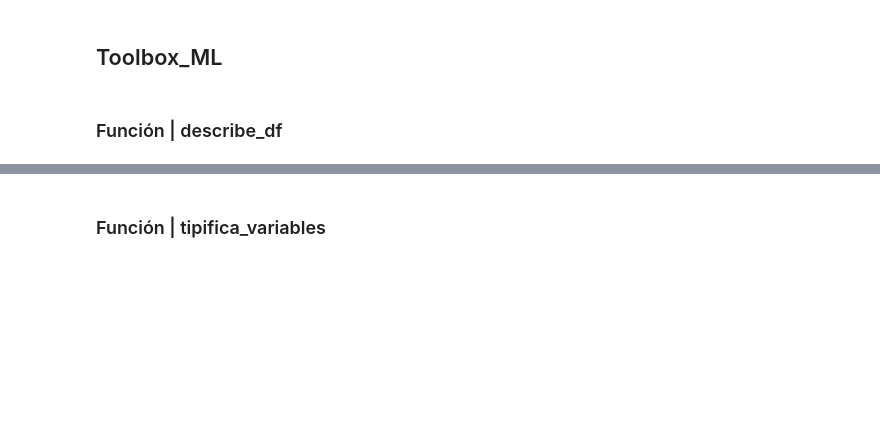
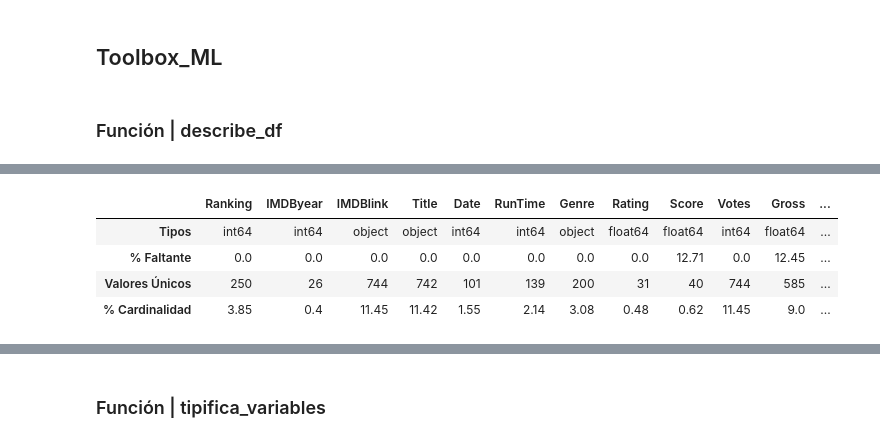
Before and after one commit to marosor/ML_Toolbox, a Jupyter notebook: Team_Challenge/Toolbox_ML/Codigo_Ejemplo_Toolbox_ML.ipynb, the cells around one changed output, grey strips where cells are left out. Cells and saved outputs as stored; diff of their text form; code cells hidden in the pictures; blank space fills up the shorter version.

```diff
--- a/Team_Challenge/Toolbox_ML/Codigo_Ejemplo_Toolbox_ML.ipynb
+++ b/Team_Challenge/Toolbox_ML/Codigo_Ejemplo_Toolbox_ML.ipynb
@@ -26,3 +26,16 @@ boston = pd.read_csv("./data/obligatoria_hard.csv", sep = "|")
 ## Toolbox_ML
 # %% [markdown]
 ### Función | describe_df
+# %%
+def describe_df(df):
+    tipos = df.dtypes
+    porcentaje_faltante = (df.isnull().mean() * 100).round(2)
+    valores_unicos = df.nunique()
+    porcentaje_cardinalidad = ((valores_unicos / len(df)) * 100).round(2)
+    resultado_describe = pd.DataFrame({
+        "Tipos" : tipos,
+        "% Faltante" : porcentaje_faltante,
+        "Valores Únicos" : valores_unicos,
+        "% Cardinalidad" : porcentaje_cardinalidad
+    })
+    return resultado_describe.T
@@ -28,0 +82,8 @@ boston = pd.read_csv("./data/obligatoria_hard.csv", sep = "|")
+# %%
+describe_df(pelis)
+# %% [output]
+|  | Ranking | IMDByear | IMDBlink | Title | Date | RunTime | Genre | Rating | Score | Votes | Gross | ... |
+| Tipos | int64 | int64 | object | object | int64 | int64 | object | float64 | float64 | int64 | float64 | ... |
+| % Faltante | 0.0 | 0.0 | 0.0 | 0.0 | 0.0 | 0.0 | 0.0 | 0.0 | 12.71 | 0.0 | 12.45 | ... |
+| Valores Únicos | 250 | 26 | 744 | 742 | 101 | 139 | 200 | 31 | 40 | 744 | 585 | ... |
+| % Cardinalidad | 3.85 | 0.4 | 11.45 | 11.42 | 1.55 | 2.14 | 3.08 | 0.48 | 0.62 | 11.45 | 9.0 | ... |
```
Also changed, not shown: parts of 36 cells of this notebook, 3 other files.
